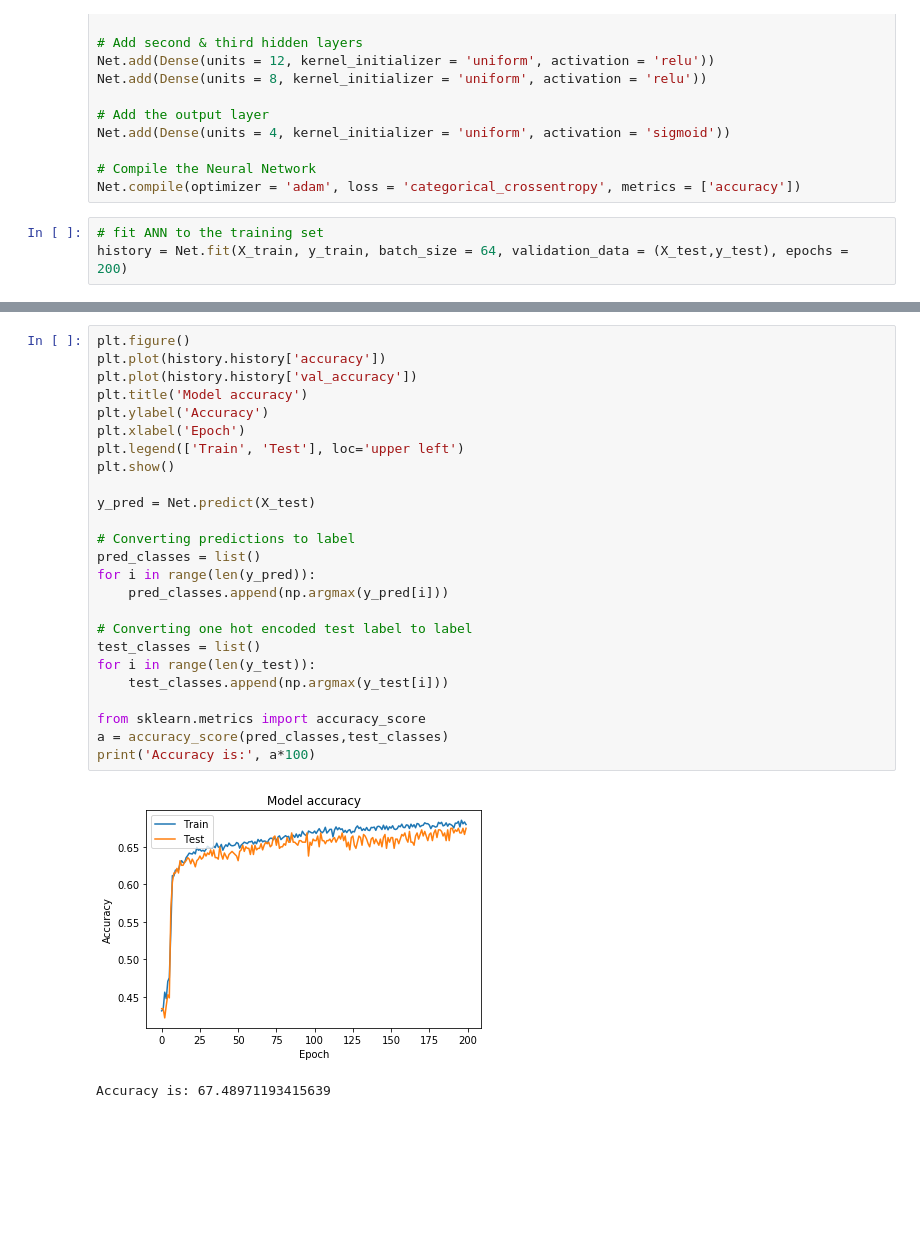
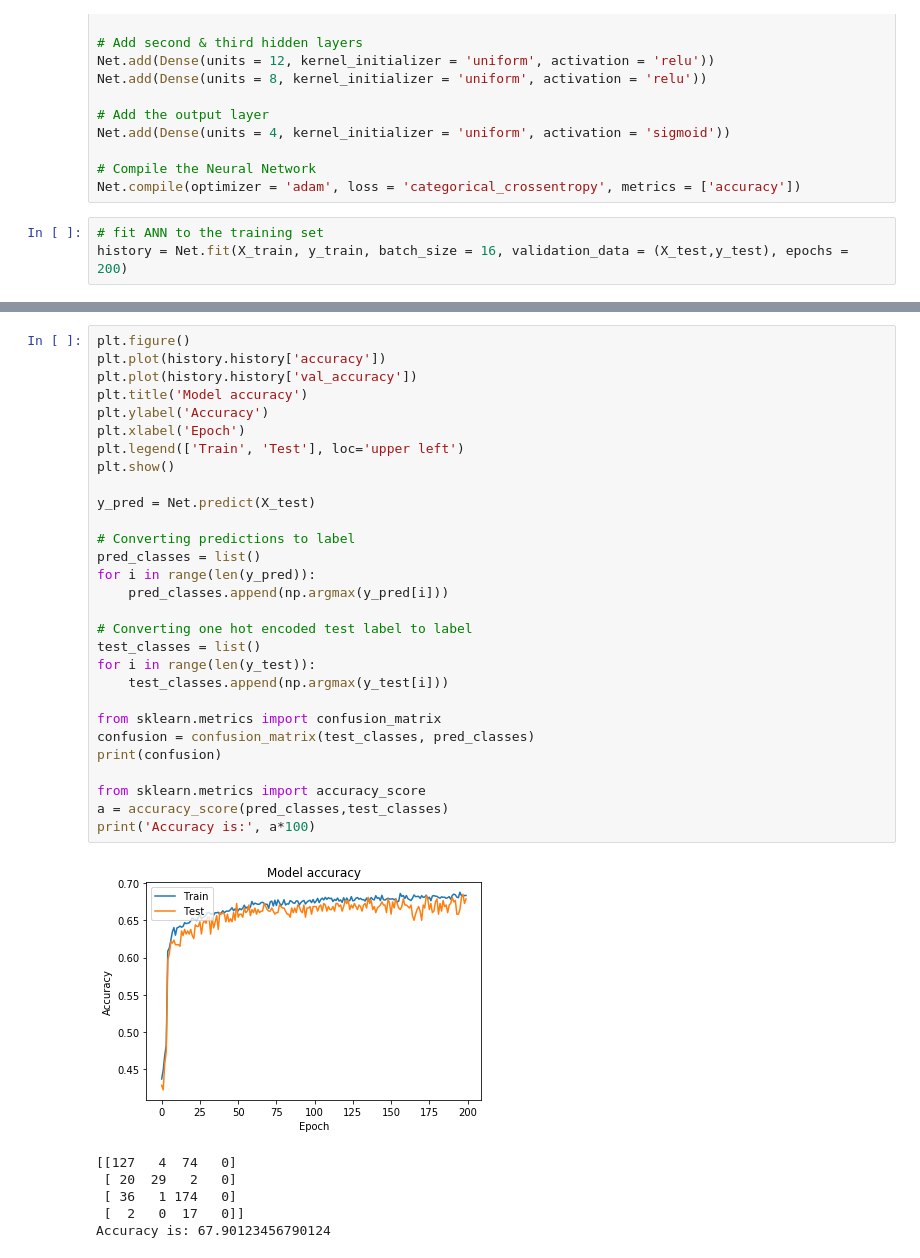
Before and after one commit to ricardomokhtari/Data-Science-Projects, a Jupyter notebook: IMDB-5000/analysis.ipynb, the cells around one changed output, grey strips where cells are left out. Saved outputs shown, nothing was run; the diff lists cells and outputs as text; blank space fills up the shorter version.

```diff
--- a/IMDB-5000/analysis.ipynb
+++ b/IMDB-5000/analysis.ipynb
@@ -385,7 +391,7 @@ Net.add(Dense(units = 4, kernel_initializer = 'uniform', activation = 'sigmoid')
 Net.compile(optimizer = 'adam', loss = 'categorical_crossentropy', metrics = ['accuracy'])
 # %%
 # fit ANN to the training set
-history = Net.fit(X_train, y_train, batch_size = 64, validation_data = (X_test,y_test), epochs = 200)
+history = Net.fit(X_train, y_train, batch_size = 16, validation_data = (X_test,y_test), epochs = 200)
 # %% [output]
 Train on 4371 samples, validate on 486 samples
 Epoch 1/200
@@ -407,28 +413,36 @@ Epoch 200/200
 # %%
 plt.figure()
 plt.plot(history.history['accuracy'])
 plt.plot(history.history['val_accuracy'])
 plt.title('Model accuracy')
 plt.ylabel('Accuracy')
 plt.xlabel('Epoch')
 plt.legend(['Train', 'Test'], loc='upper left')
 plt.show()
 
 y_pred = Net.predict(X_test)
 
 # Converting predictions to label
 pred_classes = list()
 for i in range(len(y_pred)):
     pred_classes.append(np.argmax(y_pred[i]))
 
 # Converting one hot encoded test label to label
 test_classes = list()
 for i in range(len(y_test)):
     test_classes.append(np.argmax(y_test[i]))
 
+from sklearn.metrics import confusion_matrix
+confusion = confusion_matrix(test_classes, pred_classes)
+print(confusion)
+
 from sklearn.metrics import accuracy_score
 a = accuracy_score(pred_classes,test_classes)
 print('Accuracy is:', a*100)
 # %% [output]
-[figure, old version]
+[figure, new version]
-Accuracy is: 67.48971193415639
+[[127   4  74   0]
+ [ 20  29   2   0]
+ [ 36   1 174   0]
+ [  2   0  17   0]]
+Accuracy is: 67.90123456790124
```
Also changed, not shown: parts of 5 cells of this notebook.
